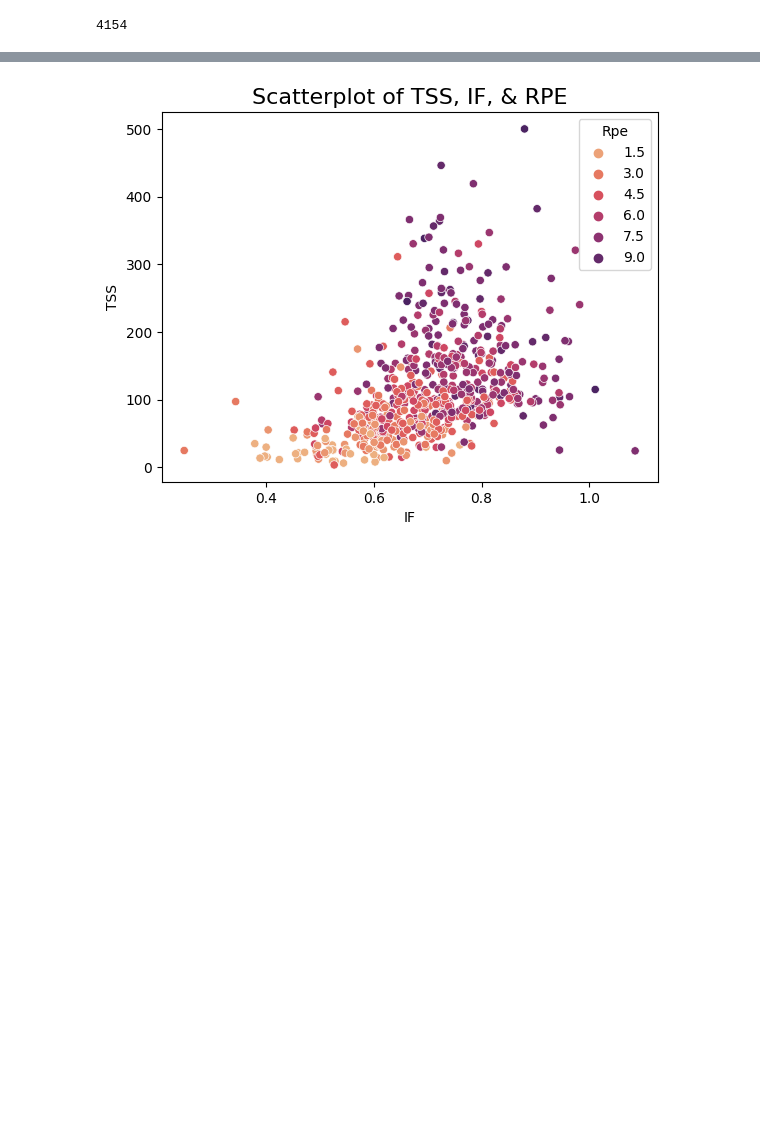
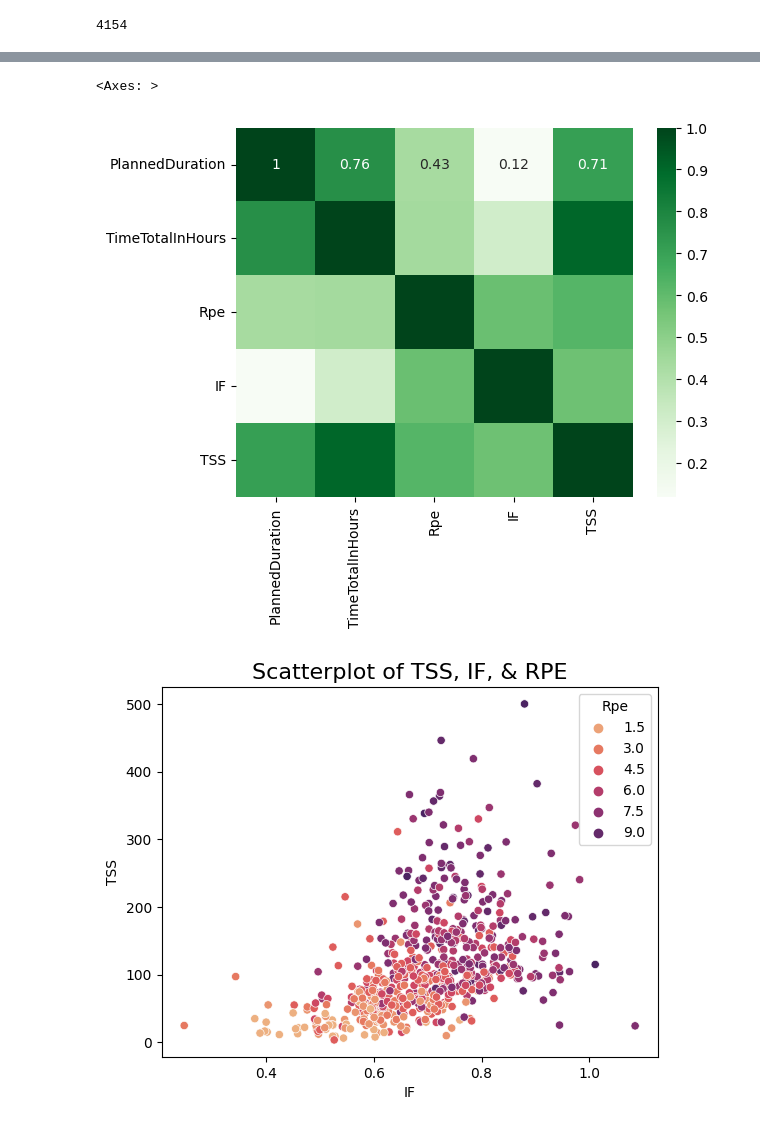
Before and after one commit to asnyder613/cyclingdata, a Jupyter notebook: cyclingdata.ipynb, the cells around one changed output, grey strips where cells are left out. Saved outputs shown, nothing was run; the diff lists cells and outputs as text; code cells hidden in the pictures; blank space fills up the shorter version.

Commit message:
added corr matrix

```diff
--- a/cyclingdata.ipynb
+++ b/cyclingdata.ipynb
@@ -130,3 +130,11 @@ result.head(10)
+# %%
+matrix = result.corr(numeric_only=True)
+
+#plotting correlation matrix
+sns.heatmap(matrix, cmap="Greens", annot=True)
+# %% [output]
+<Axes: >
+[figure, added]
 # %%
 sns.scatterplot(data=result, x='IF', y='TSS', hue='Rpe', palette='flare')
 plt.title('Scatterplot of TSS, IF, & RPE', fontsize=16)
```
Also changed, not shown: parts of 1 cell of this notebook, 1 other file.
